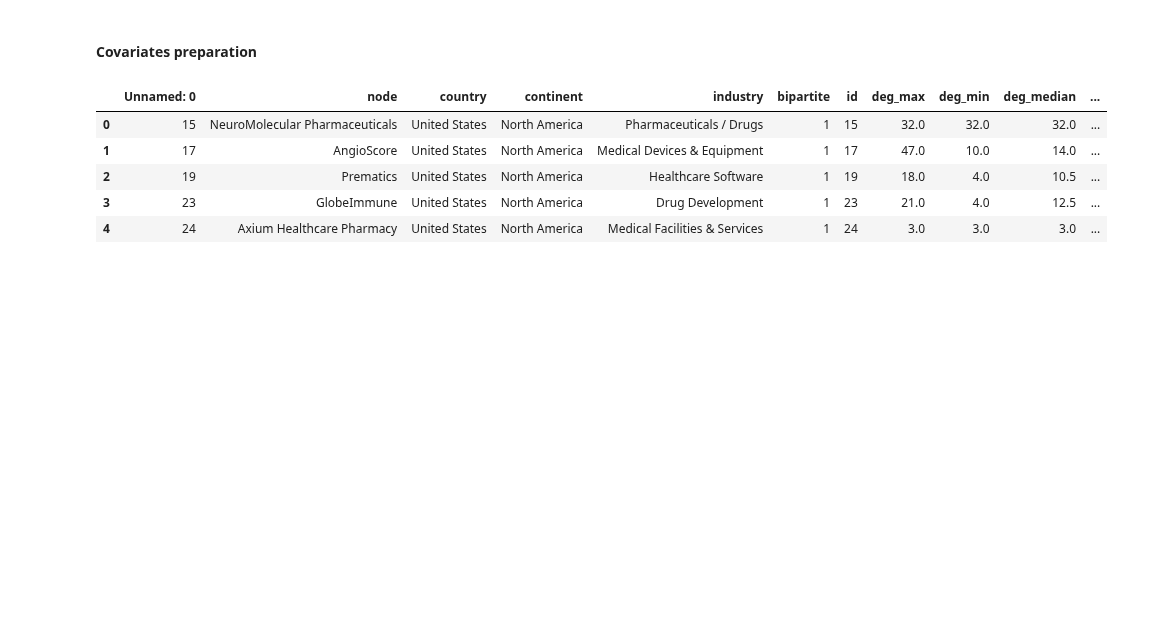
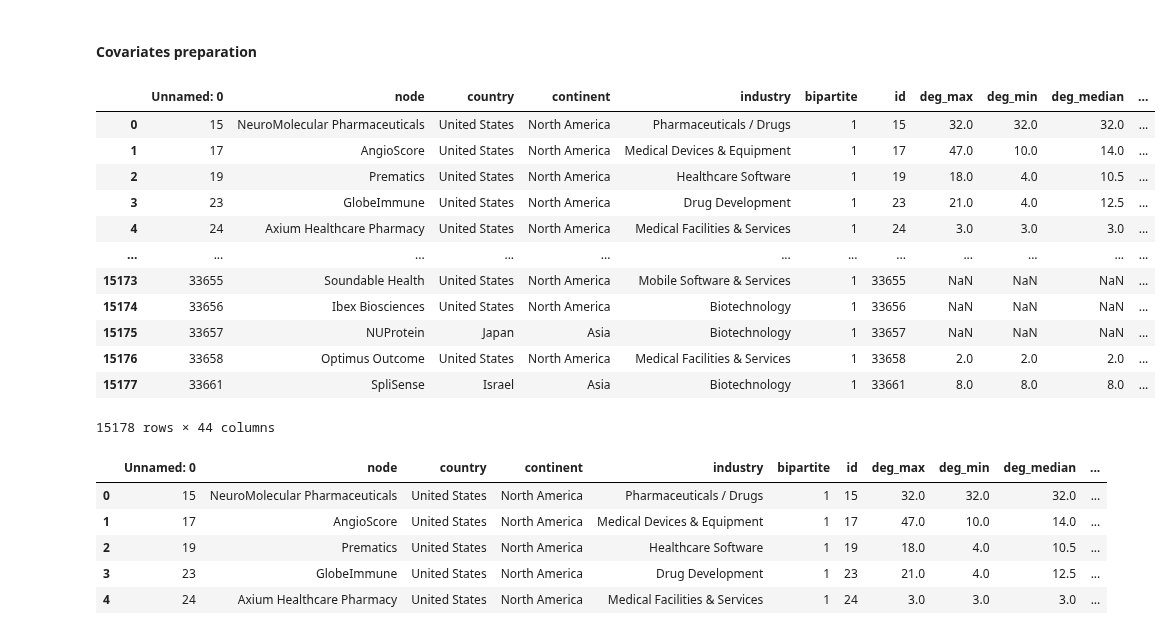
Before and after one commit to testalorenzo/crunch_net, a Jupyter notebook: ANS/ANS_all/analisiGene.ipynb, the cells around one changed output. Cells and saved outputs as stored; diff of their text form; code cells hidden in the pictures; blank space fills up the shorter version.

```diff
--- a/ANS/ANS_all/analisiGene.ipynb
+++ b/ANS/ANS_all/analisiGene.ipynb
@@ -207,4 +208,20 @@ covariates=pd.read_csv('covariates.csv')
 covariates=covariates.drop(['voterank_max', 'voterank_min', 'voterank_median', 'voterank_org'], axis=1)
+# %%
+covariates
+# %% [output]
+|  | Unnamed: 0 | node | country | continent | industry | bipartite | id | deg_max | deg_min | deg_median | ... |
+| 0 | 15 | NeuroMolecular Pharmaceuticals | United States | North America | Pharmaceuticals / Drugs | 1 | 15 | 32.0 | 32.0 | 32.0 | ... |
+| 1 | 17 | AngioScore | United States | North America | Medical Devices & Equipment | 1 | 17 | 47.0 | 10.0 | 14.0 | ... |
+| 2 | 19 | Prematics | United States | North America | Healthcare Software | 1 | 19 | 18.0 | 4.0 | 10.5 | ... |
+| 3 | 23 | GlobeImmune | United States | North America | Drug Development | 1 | 23 | 21.0 | 4.0 | 12.5 | ... |
+| 4 | 24 | Axium Healthcare Pharmacy | United States | North America | Medical Facilities & Services | 1 | 24 | 3.0 | 3.0 | 3.0 | ... |
+| ... | ... | ... | ... | ... | ... | ... | ... | ... | ... | ... | ... |
+| 15173 | 33655 | Soundable Health | United States | North America | Mobile Software & Services | 1 | 33655 | NaN | NaN | NaN | ... |
+| 15174 | 33656 | Ibex Biosciences | United States | North America | Biotechnology | 1 | 33656 | NaN | NaN | NaN | ... |
+| 15175 | 33657 | NUProtein | Japan | Asia | Biotechnology | 1 | 33657 | NaN | NaN | NaN | ... |
+| 15176 | 33658 | Optimus Outcome | United States | North America | Medical Facilities & Services | 1 | 33658 | 2.0 | 2.0 | 2.0 | ... |
+| 15177 | 33661 | SpliSense | Israel | Asia | Biotechnology | 1 | 33661 | 8.0 | 8.0 | 8.0 | ... |
+15178 rows × 44 columns
 # %%
 covariates.head()
 # %% [output]
```
Also changed, not shown: parts of 1 cell of this notebook, 3 other files.
